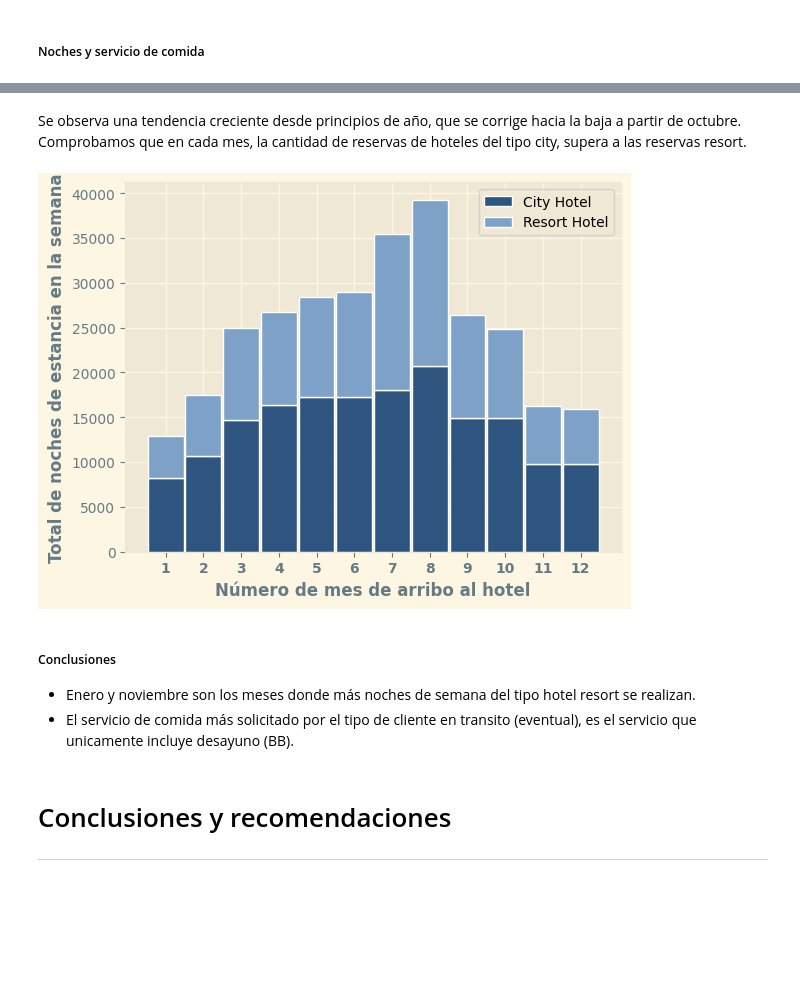
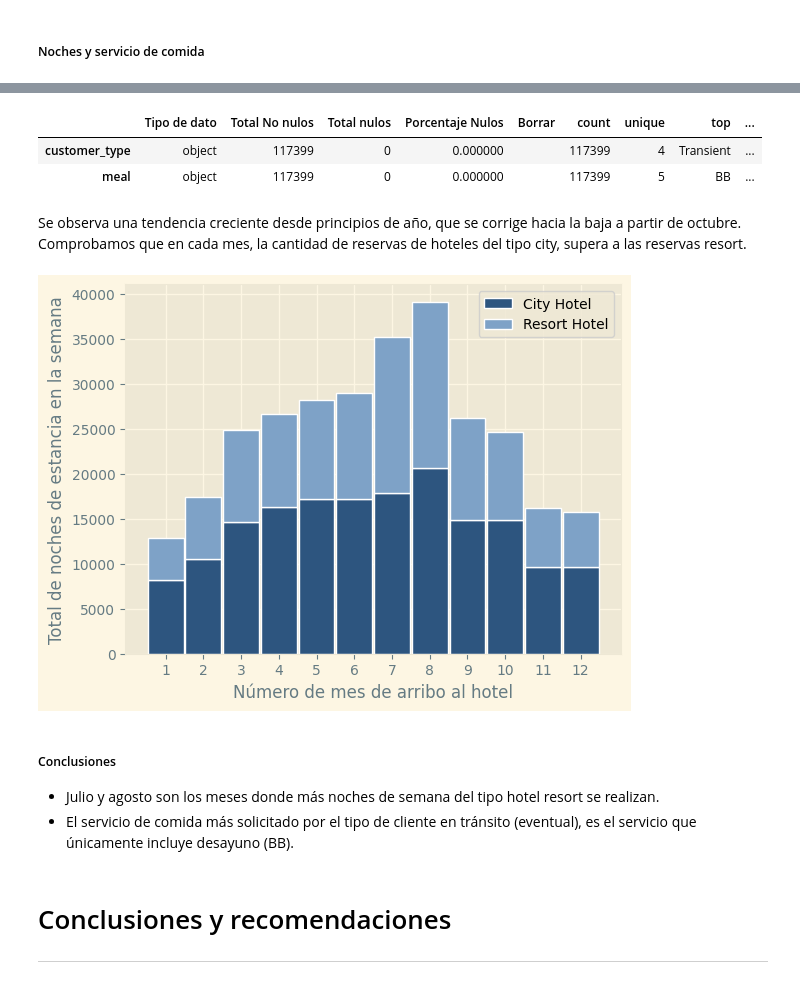
Before and after one commit to omanofx/entregable_1, a Jupyter notebook: Primera_Entrega_Omar_Fernandez.ipynb, the cells around one changed output, grey strips where cells are left out. Drawn from its saved outputs; the diff is of its cells as text; code cells hidden in the pictures; blank space fills up the shorter version.

```diff
--- a/Primera_Entrega_Omar_Fernandez.ipynb
+++ b/Primera_Entrega_Omar_Fernandez.ipynb
@@ -1827,36 +1863,42 @@ df_meals.describe()
+# %%
+analizar_dataframe(df_meals,10)
+# %% [output]
+|  | Tipo de dato | Total No nulos | Total nulos | Porcentaje Nulos | Borrar | count | unique | top | ... |
+| customer_type | object | 117399 | 0 | 0.000000 |  | 117399 | 4 | Transient | ... |
+| meal | object | 117399 | 0 | 0.000000 |  | 117399 | 5 | BB | ... |
 # %% [markdown]
 Se observa una tendencia creciente desde principios de año, que se corrige hacia la baja a partir de octubre. Comprobamos que en cada mes, la cantidad de reservas de hoteles del tipo city, supera a las reservas resort.
 # %%
 df_agrupado = df_reservas.groupby(['mes_arribo_numero', 'hotel'])['stays_in_week_nights'].sum().reset_index()
 df_pivotado = df_agrupado.pivot(index='mes_arribo_numero', columns='hotel', values='stays_in_week_nights').reset_index()
 
 fig, ax = plt.subplots()
 plt.rcParams['axes.labelweight'] = 'bold'
 
 bars1 = df_pivotado['City Hotel']
 bars2 = df_pivotado['Resort Hotel']
 
 r = df_pivotado['mes_arribo_numero']
 barWidth = 0.95
 
 plt.bar(r, bars1, color='#2d557f', edgecolor='white', width=barWidth, label='City Hotel')
 plt.bar(r, bars2, bottom=bars1, color='#7ea2c7', edgecolor='white', width=barWidth, label='Resort Hotel')
-plt.xlabel("Número de mes de arribo al hotel", fontweight='bold')
+plt.xlabel("Número de mes de arribo al hotel")
 
-plt.ylabel("Total de noches de estancia en la semana", fontweight='bold')
-plt.xticks(r, df_pivotado['mes_arribo_numero'], fontweight='bold')
+plt.ylabel("Total de noches de estancia en la semana")
+plt.xticks(r, df_pivotado['mes_arribo_numero'])
 
 plt.legend()
 plt.show()
 # %% [output]
-[figure, old version]
+[figure, new version]
 # %% [markdown]
 ##### Conclusiones
 
 
 
-*   Enero y noviembre son los meses donde más noches de semana del tipo hotel resort se realizan.
-*   El servicio de comida más solicitado por el tipo de cliente en transito (eventual), es el servicio que unicamente incluye desayuno (BB).
+*   Julio y agosto son los meses donde más noches de semana del tipo hotel resort se realizan.
+*   El servicio de comida más solicitado por el tipo de cliente en tránsito (eventual), es el servicio que únicamente incluye desayuno (BB).
 # %% [markdown]
 # Conclusiones y recomendaciones
 
```
Also changed, not shown: parts of 34 cells of this notebook.
